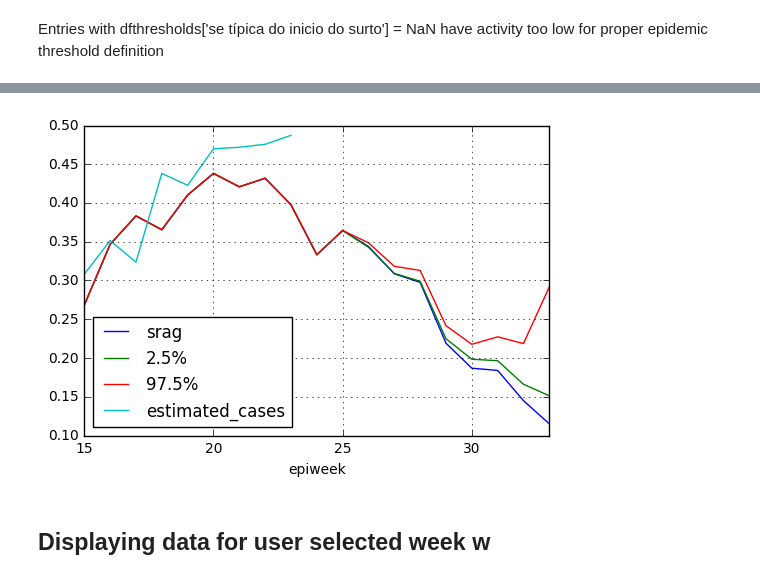
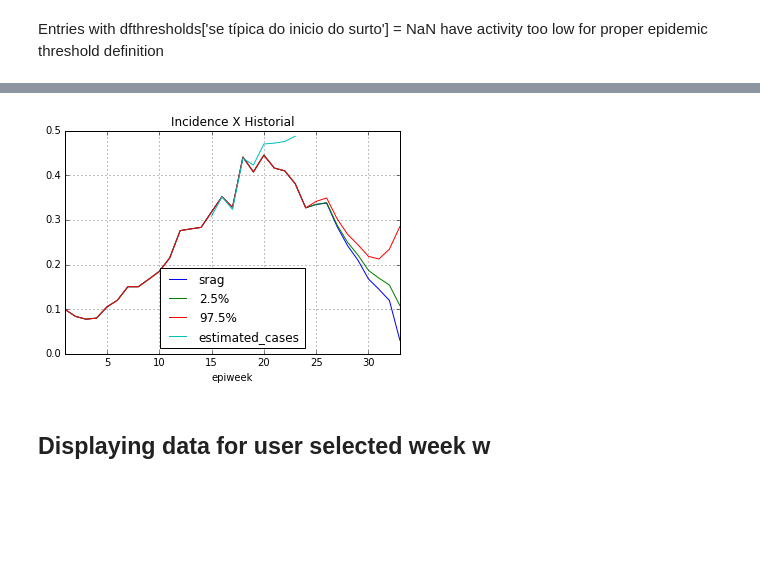
Before and after one commit to FluVigilanciaBR/fludashboard, a Jupyter notebook: Notebooks/historical_estimated_values.ipynb, the cells around one changed output, grey strips where cells are left out. Cells and saved outputs as stored; diff of their text form; code cells hidden in the pictures; blank space fills up the shorter version.

```diff
--- a/Notebooks/historical_estimated_values.ipynb
+++ b/Notebooks/historical_estimated_values.ipynb
@@ -110,7 +110,7 @@ Entries with dfthresholds['se típica do inicio do surto'] = NaN have activity t
 k = ['epiyear', 'epiweek', 'base_epiyear', 'base_epiweek']
 df_inci2017 = df_inci[
     (df_inci.epiyear == 2017) &
-    (df_inci.epiweek >= 15) &
+    # (df_inci.epiweek >= 15) &
     (df_inci.dado == 'srag') &
     (df_inci.escala == 'incidência') &
     (df_inci.uf == 'BR')
@@ -150,21 +152,20 @@ plt.show()
 # %%
 df_hist2017['estimated_cases'] = df_hist2017['50%']
 
 df = pd.merge(
     df_inci2017[['epiweek', 'srag', '2.5%', '97.5%']],
     df_hist2017[['epiweek', 'estimated_cases']],
     on='epiweek', how='outer'
 )
 
 df.set_index('epiweek', inplace=True)
 
 df.plot()
 plt.grid(True)
+plt.title('Incidence X Historial')
 plt.show()
-
-#display(df)
 # %% [output]
-[figure, old version]
+[figure, new version]
 # %% [markdown]
 ## Displaying data for user selected week w<a name="_historical data display"></a>
 # %% [markdown]
```
Also changed, not shown: parts of 4 cells of this notebook, 2 other files.
